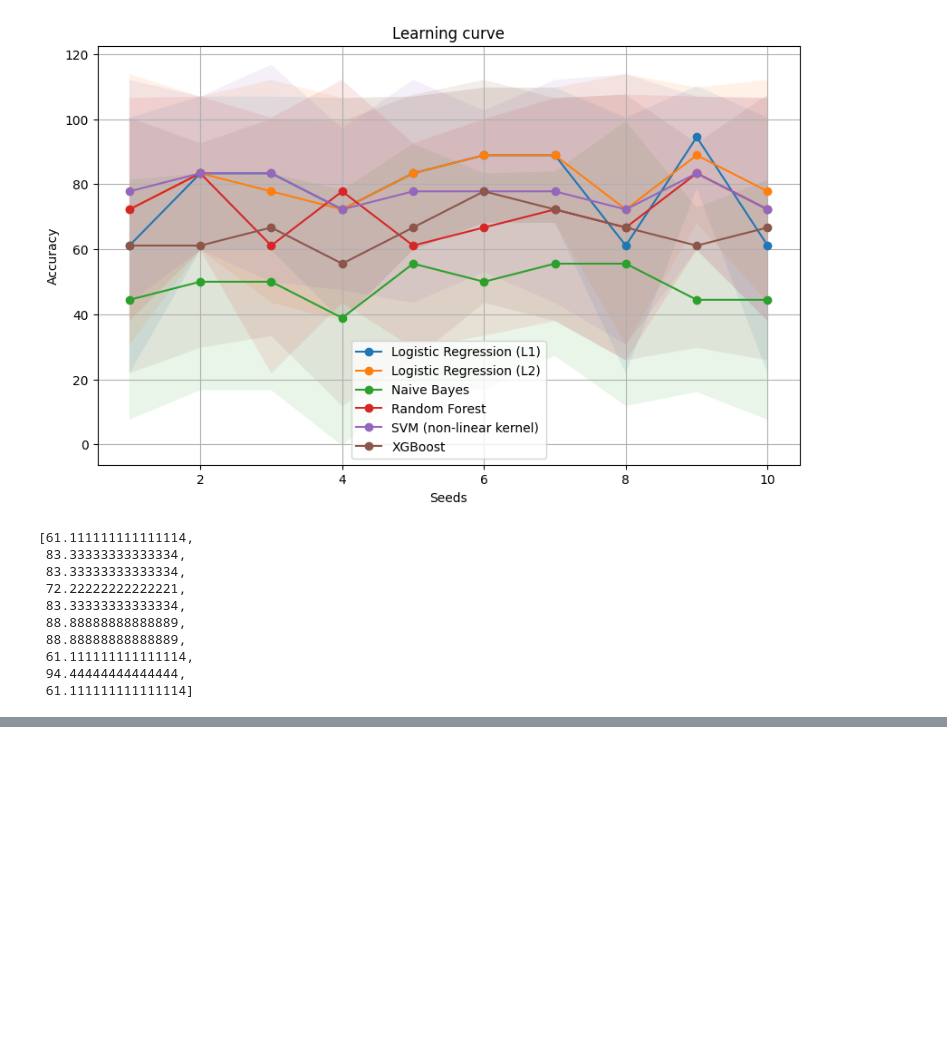
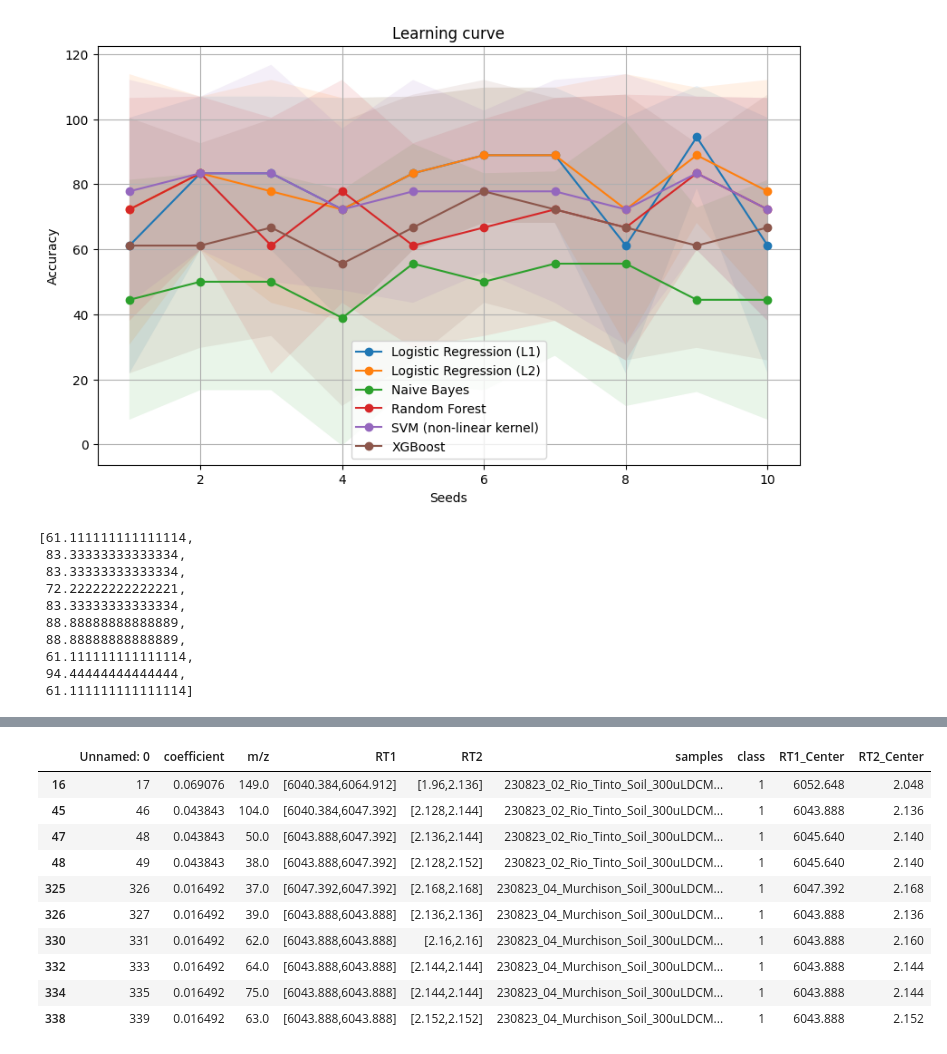
Before and after one commit to daniel-saeedi/Chromalyzer, a Jupyter notebook: test.ipynb, the cells around one changed output, grey strips where cells are left out. Cells and saved outputs as stored; diff of their text form; code cells hidden in the pictures; blank space fills up the shorter version.

```diff
--- a/test.ipynb
+++ b/test.ipynb
@@ -397,0 +433,14 @@ accuracies[0]
+# %%
+df[(df['RT1_Center'] > rt1 - 10) & (df['RT1_Center'] < rt1 + 10) & (df['RT2_Center'] > rt2 - 0.5) & (df['RT2_Center'] < rt2 + 0.5)]
+# %% [output]
+|  | Unnamed: 0 | coefficient | m/z | RT1 | RT2 | samples | class | RT1_Center | RT2_Center |
+| 16 | 17 | 0.069076 | 149.0 | [6040.384,6064.912] | [1.96,2.136] | 230823_02_Rio_Tinto_Soil_300uLDCM... | 1 | 6052.648 | 2.048 |
+| 45 | 46 | 0.043843 | 104.0 | [6040.384,6047.392] | [2.128,2.144] | 230823_02_Rio_Tinto_Soil_300uLDCM... | 1 | 6043.888 | 2.136 |
+| 47 | 48 | 0.043843 | 50.0 | [6043.888,6047.392] | [2.136,2.144] | 230823_02_Rio_Tinto_Soil_300uLDCM... | 1 | 6045.640 | 2.140 |
+| 48 | 49 | 0.043843 | 38.0 | [6043.888,6047.392] | [2.128,2.152] | 230823_02_Rio_Tinto_Soil_300uLDCM... | 1 | 6045.640 | 2.140 |
+| 325 | 326 | 0.016492 | 37.0 | [6047.392,6047.392] | [2.168,2.168] | 230823_04_Murchison_Soil_300uLDCM... | 1 | 6047.392 | 2.168 |
+| 326 | 327 | 0.016492 | 39.0 | [6043.888,6043.888] | [2.136,2.136] | 230823_04_Murchison_Soil_300uLDCM... | 1 | 6043.888 | 2.136 |
+| 330 | 331 | 0.016492 | 62.0 | [6043.888,6043.888] | [2.16,2.16] | 230823_04_Murchison_Soil_300uLDCM... | 1 | 6043.888 | 2.160 |
+| 332 | 333 | 0.016492 | 64.0 | [6043.888,6043.888] | [2.144,2.144] | 230823_04_Murchison_Soil_300uLDCM... | 1 | 6043.888 | 2.144 |
+| 334 | 335 | 0.016492 | 75.0 | [6043.888,6043.888] | [2.144,2.144] | 230823_04_Murchison_Soil_300uLDCM... | 1 | 6043.888 | 2.144 |
+| 338 | 339 | 0.016492 | 63.0 | [6043.888,6043.888] | [2.152,2.152] | 230823_04_Murchison_Soil_300uLDCM... | 1 | 6043.888 | 2.152 |
```
Also changed, not shown: parts of 4 cells of this notebook, 14 other files.
